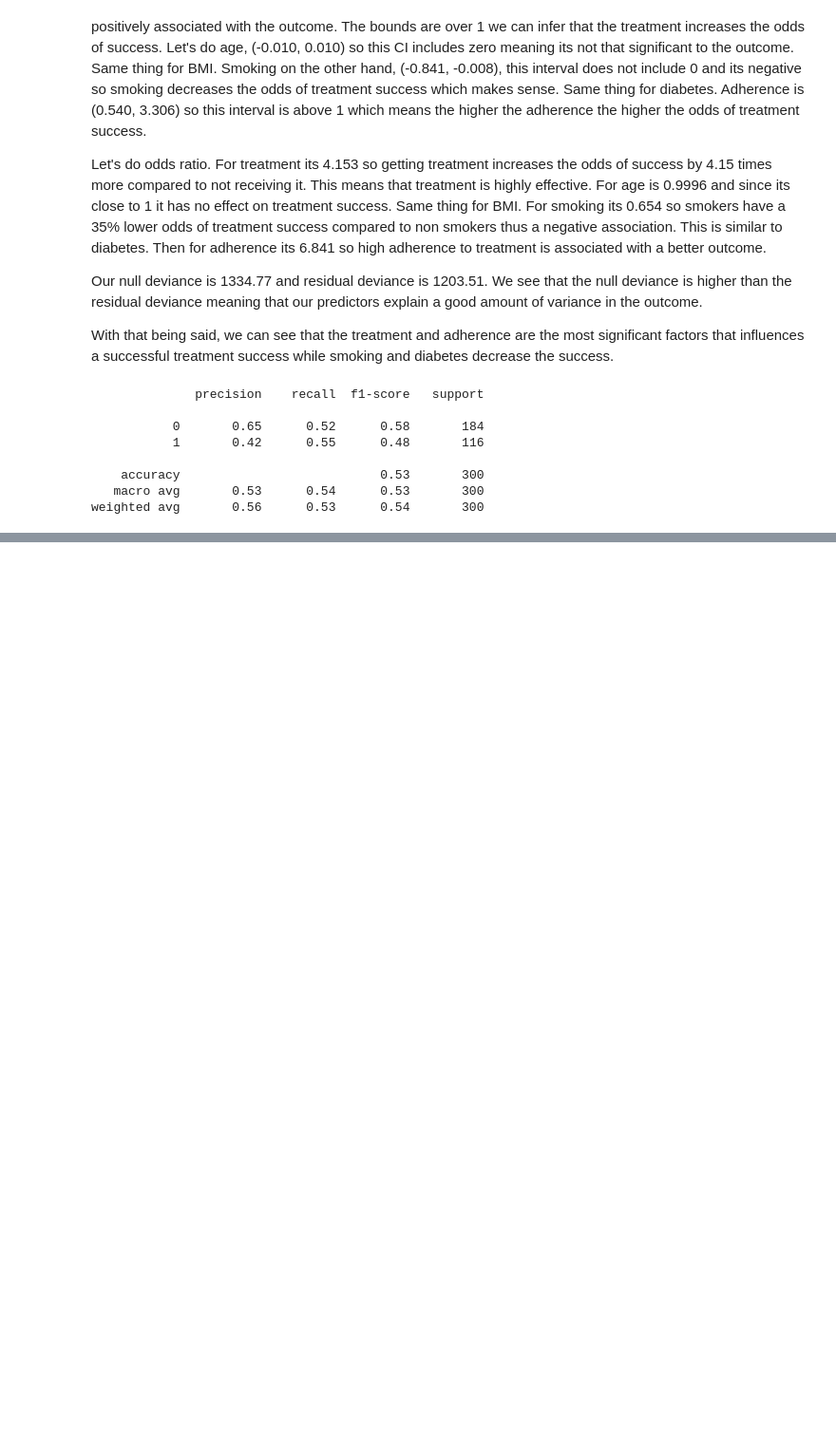
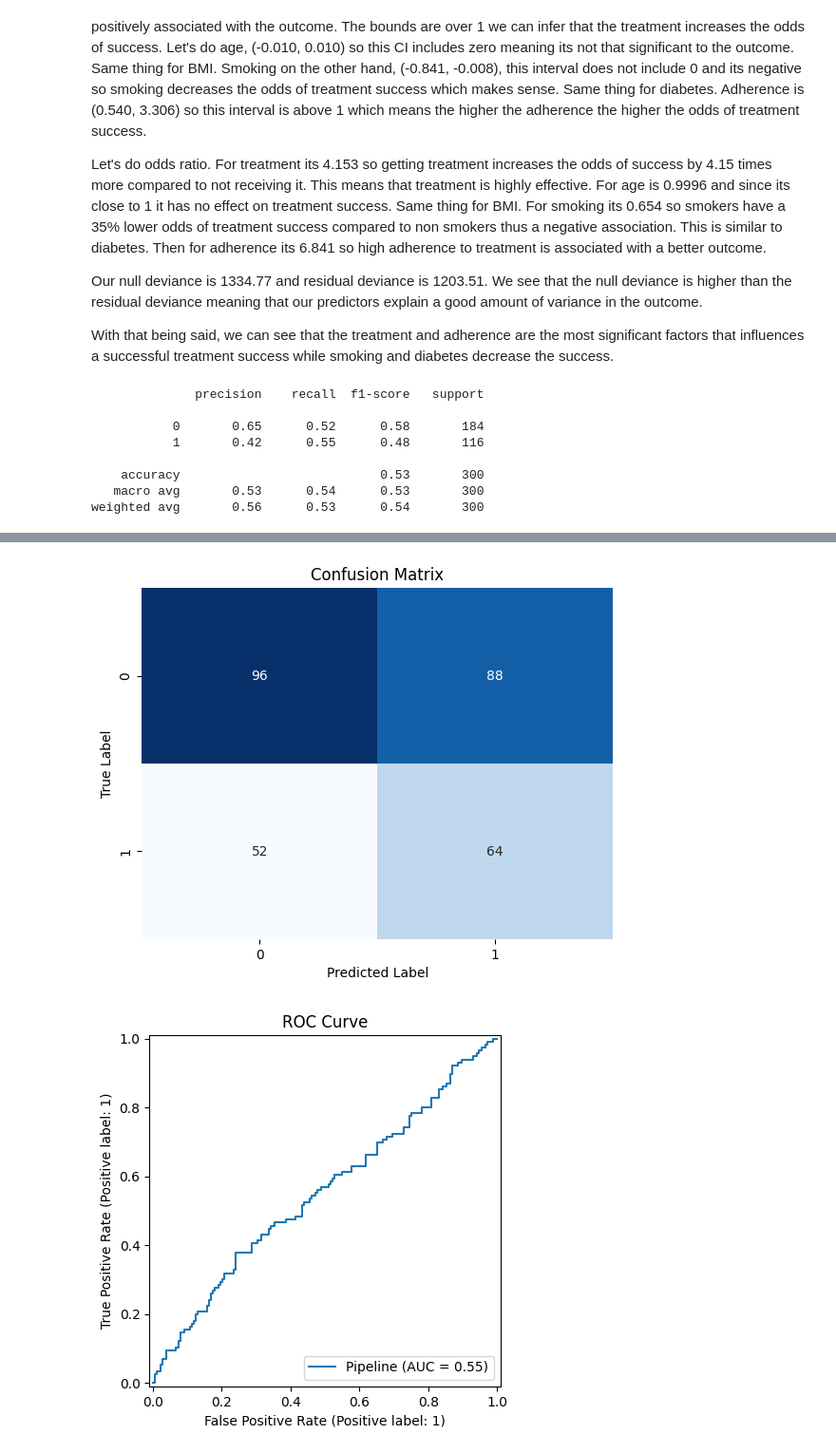
Before and after one commit to UCSF-DataSci/08-time-stats-and-ml-ayabz22, a Jupyter notebook: modeling.ipynb, the cells around one changed output, grey strips where cells are left out. Shown at 95% size. Cells and saved outputs as stored; diff of their text form; code cells hidden in the pictures; blank space fills up the shorter version.

```diff
--- a/modeling.ipynb
+++ b/modeling.ipynb
@@ -309,0 +279,74 @@ Pipeline(steps=[('standardscaler', StandardScaler()),
+# %%
+#validate model performance
+from sklearn.model_selection import (
+    train_test_split,
+    StratifiedKFold,
+    cross_validate,
+    learning_curve
+)
+from sklearn.metrics import (
+    classification_report,
+    confusion_matrix,
+    RocCurveDisplay,
+    PrecisionRecallDisplay
+)
+
+import seaborn as sns
+
+
+#5 fold cross validation
+cv = StratifiedKFold(n_splits=5, shuffle=True, random_state=42)
+scores = cross_validate(
+    pipeline,
+    X_train, y_train,
+    cv=cv,
+    scoring=['accuracy', 'precision', 'recall', 'roc_auc']
+)
+
+#cross validation results
+print("Cross-validation results:")
+print("Accuracy:", scores['test_accuracy'].mean())
+print("Precision:", scores['test_precision'].mean())
+print("Recall:", scores['test_recall'].mean())
+print("ROC AUC:", scores['test_roc_auc'].mean())
+
+#train the model and predict and get the report on accuracy, precision, recall, ROC AUC
+pipeline.fit(X_train, y_train)
+y_pred = pipeline.predict(X_test)
+print("Report on Test Set:")
+print(classification_report(y_test, y_pred))
+
+#confusion matrix
+conf_matrix = confusion_matrix(y_test, y_pred)
+sns.heatmap(conf_matrix, annot=True, fmt="d", cmap="Blues", cbar=False)
+plt.xlabel("Predicted Label")
+plt.ylabel("True Label")
+plt.title("Confusion Matrix")
+plt.show()
+
+#ROC curve
+RocCurveDisplay.from_estimator(pipeline, X_test, y_test)
+plt.title("ROC Curve")
+plt.show()
+
+#plot learning curve
+train_sizes, train_scores, test_scores = learning_curve(
+    pipeline, X_train, y_train, cv=cv, scoring='accuracy',
+    n_jobs=-1, train_sizes=np.linspace(0.1, 1.0, 10))
+
+train_mean = np.mean(train_scores, axis=1)
+train_std = np.std(train_scores, axis=1)
+test_mean = np.mean(test_scores, axis=1)
+test_std = np.std(test_scores, axis=1)
+
+plt.figure(figsize=(12, 6))
+plt.plot(train_sizes, train_mean, 'o-', color='b', label='Training score')
+plt.plot(train_sizes, test_mean, 'o-', color='y', label='Cross-validation score')
+plt.fill_between(train_sizes, train_mean - train_std, train_mean + train_std, alpha=0.1, color='r')
+plt.fill_between(train_sizes, test_mean - test_std, test_mean + test_std, alpha=0.1, color='g')
+plt.xlabel('Training Set Size')
+plt.ylabel('Accuracy Score')
+plt.title('Learning Curves')
+plt.legend(loc='best')
+plt.show()
+# %% [output]
@@ -309,0 +367,2 @@ Pipeline(steps=[('standardscaler', StandardScaler()),
+[figure, added]
+[figure, added]
```
Also changed, not shown: parts of 4 cells of this notebook.
